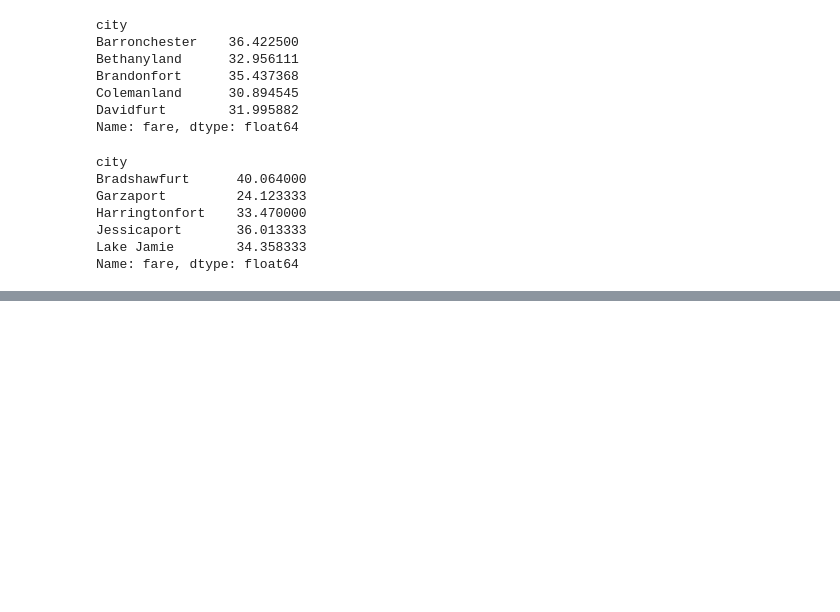
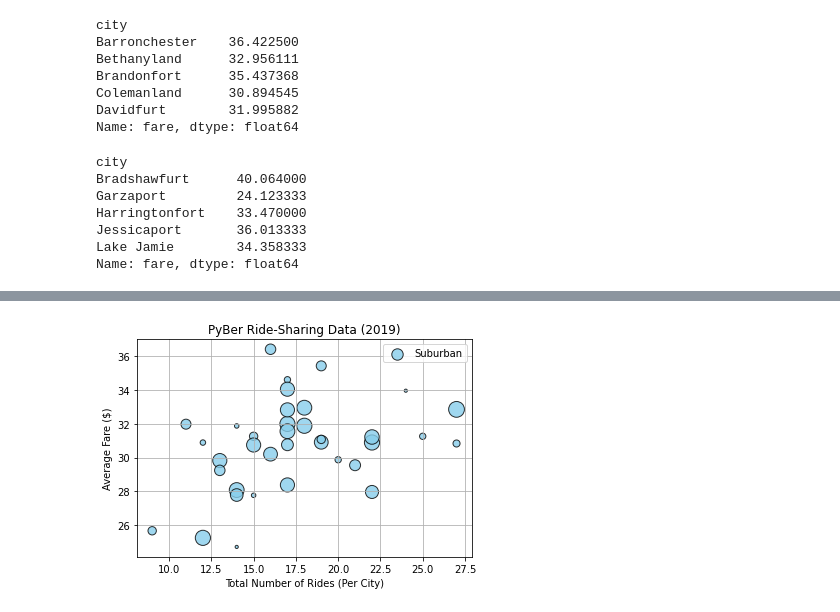
Before and after one commit to amelinn9/PyBer-Analysis, a Jupyter notebook: PyBer.ipynb, the cells around one changed output, grey strips where cells are left out. Saved outputs shown, nothing was run; the diff lists cells and outputs as text; code cells hidden in the pictures; blank space fills up the shorter version.

```diff
--- a/PyBer.ipynb
+++ b/PyBer.ipynb
@@ -233,0 +246,4 @@ Name: fare, dtype: float64
+# %%
+# get the avg number of drivers for each suburban city
+suburbanDriverCount = suburbanCities_df.groupby(["city"]).mean()["driver_count"]
+suburbanDriverCount.head()
@@ -233,0 +292,22 @@ Name: fare, dtype: float64
+# %%
+# build scatter plots for suburban cities
+plt.scatter(suburbanRideCount, suburbanAvgFare,
+            s=[10*suburbanDriverCount],
+            edgecolor="k",
+            linewidth=1,
+            color="skyblue",
+            alpha=0.8, label="Suburban")
+
+# add title
+plt.title("PyBer Ride-Sharing Data (2019)")
+# add axis labels
+plt.xlabel("Total Number of Rides (Per City)")
+plt.ylabel("Average Fare ($)")
+# add legend
+plt.legend()
+# add gridlines
+plt.grid()
+
+plt.show()
+# %% [output]
+[figure, added]
```
Also changed, not shown: parts of 5 cells of this notebook.
